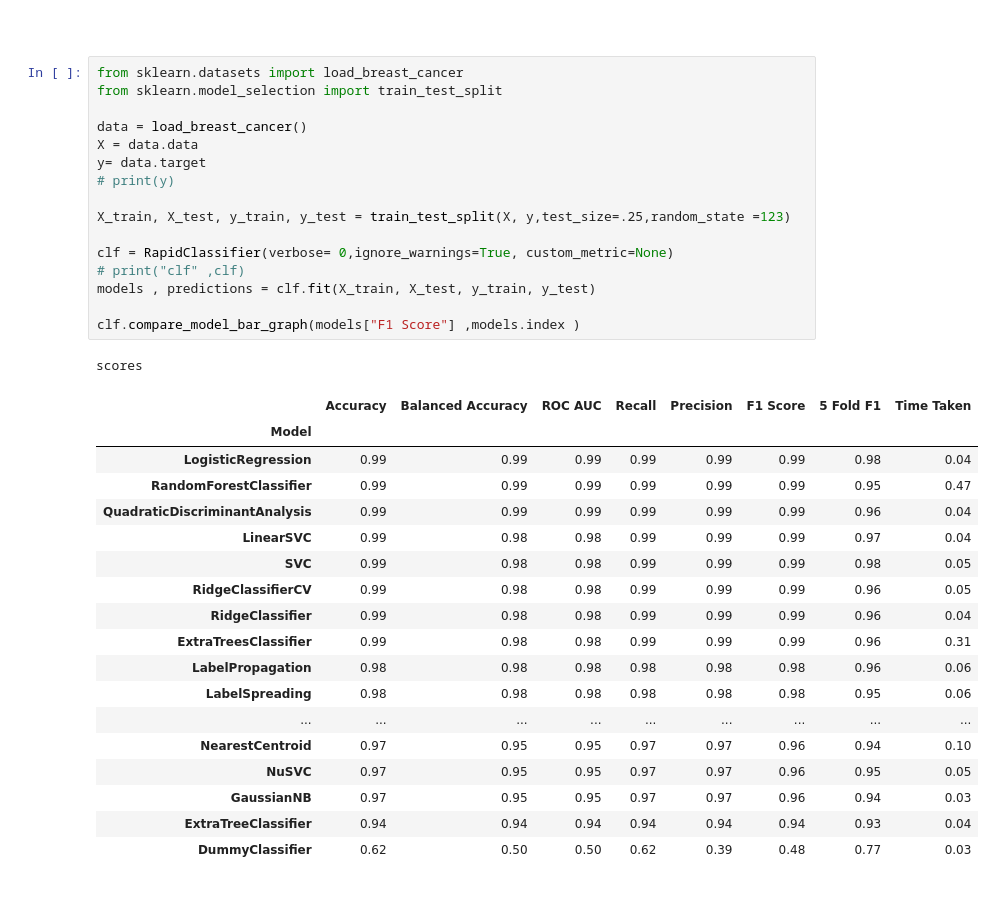
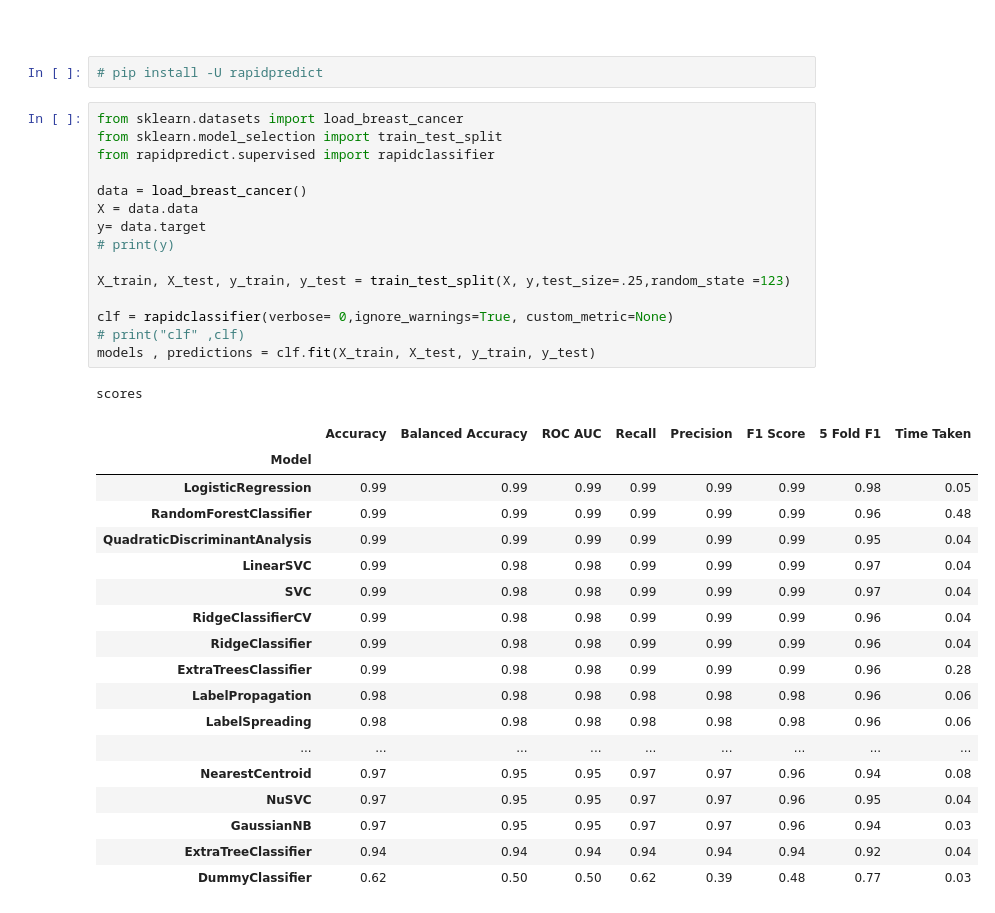
Before and after one commit to syntheticdataset/rapidpredict, a Jupyter notebook: example/classification.ipynb, the cells around one changed output. Saved outputs shown, nothing was run; the diff lists cells and outputs as text.

```diff
--- a/example/classification.ipynb
+++ b/example/classification.ipynb
@@ -1,38 +1,39 @@
 # %% [markdown]
 #
+# %%
+# pip install -U rapidpredict
 # %%
 from sklearn.datasets import load_breast_cancer
 from sklearn.model_selection import train_test_split
+from rapidpredict.supervised import rapidclassifier
 
 data = load_breast_cancer()
 X = data.data
 y= data.target
 # print(y)
 
 X_train, X_test, y_train, y_test = train_test_split(X, y,test_size=.25,random_state =123)
 
-clf = RapidClassifier(verbose= 0,ignore_warnings=True, custom_metric=None)
+clf = rapidclassifier(verbose= 0,ignore_warnings=True, custom_metric=None)
 # print("clf" ,clf)
 models , predictions = clf.fit(X_train, X_test, y_train, y_test)
-
-clf.compare_model_bar_graph(models["F1 Score"] ,models.index )
 # %% [output]
 scores
 |  | Accuracy | Balanced Accuracy | ROC AUC | Recall | Precision | F1 Score | 5 Fold F1 | Time Taken |
 | Model |  |  |  |  |  |  |  |  |
-| LogisticRegression | 0.99 | 0.99 | 0.99 | 0.99 | 0.99 | 0.99 | 0.98 | 0.04 |
-| RandomForestClassifier | 0.99 | 0.99 | 0.99 | 0.99 | 0.99 | 0.99 | 0.95 | 0.47 |
-| QuadraticDiscriminantAnalysis | 0.99 | 0.99 | 0.99 | 0.99 | 0.99 | 0.99 | 0.96 | 0.04 |
+| LogisticRegression | 0.99 | 0.99 | 0.99 | 0.99 | 0.99 | 0.99 | 0.98 | 0.05 |
+| RandomForestClassifier | 0.99 | 0.99 | 0.99 | 0.99 | 0.99 | 0.99 | 0.96 | 0.48 |
+| QuadraticDiscriminantAnalysis | 0.99 | 0.99 | 0.99 | 0.99 | 0.99 | 0.99 | 0.95 | 0.04 |
 | LinearSVC | 0.99 | 0.98 | 0.98 | 0.99 | 0.99 | 0.99 | 0.97 | 0.04 |
-| SVC | 0.99 | 0.98 | 0.98 | 0.99 | 0.99 | 0.99 | 0.98 | 0.05 |
-| RidgeClassifierCV | 0.99 | 0.98 | 0.98 | 0.99 | 0.99 | 0.99 | 0.96 | 0.05 |
+| SVC | 0.99 | 0.98 | 0.98 | 0.99 | 0.99 | 0.99 | 0.97 | 0.04 |
+| RidgeClassifierCV | 0.99 | 0.98 | 0.98 | 0.99 | 0.99 | 0.99 | 0.96 | 0.04 |
 | RidgeClassifier | 0.99 | 0.98 | 0.98 | 0.99 | 0.99 | 0.99 | 0.96 | 0.04 |
-| ExtraTreesClassifier | 0.99 | 0.98 | 0.98 | 0.99 | 0.99 | 0.99 | 0.96 | 0.31 |
+| ExtraTreesClassifier | 0.99 | 0.98 | 0.98 | 0.99 | 0.99 | 0.99 | 0.96 | 0.28 |
 | LabelPropagation | 0.98 | 0.98 | 0.98 | 0.98 | 0.98 | 0.98 | 0.96 | 0.06 |
-| LabelSpreading | 0.98 | 0.98 | 0.98 | 0.98 | 0.98 | 0.98 | 0.95 | 0.06 |
+| LabelSpreading | 0.98 | 0.98 | 0.98 | 0.98 | 0.98 | 0.98 | 0.96 | 0.06 |
 | ... | ... | ... | ... | ... | ... | ... | ... | ... |
-| NearestCentroid | 0.97 | 0.95 | 0.95 | 0.97 | 0.97 | 0.96 | 0.94 | 0.10 |
-| NuSVC | 0.97 | 0.95 | 0.95 | 0.97 | 0.97 | 0.96 | 0.95 | 0.05 |
+| NearestCentroid | 0.97 | 0.95 | 0.95 | 0.97 | 0.97 | 0.96 | 0.94 | 0.08 |
+| NuSVC | 0.97 | 0.95 | 0.95 | 0.97 | 0.97 | 0.96 | 0.95 | 0.04 |
 | GaussianNB | 0.97 | 0.95 | 0.95 | 0.97 | 0.97 | 0.96 | 0.94 | 0.03 |
-| ExtraTreeClassifier | 0.94 | 0.94 | 0.94 | 0.94 | 0.94 | 0.94 | 0.93 | 0.04 |
+| ExtraTreeClassifier | 0.94 | 0.94 | 0.94 | 0.94 | 0.94 | 0.94 | 0.92 | 0.04 |
 | DummyClassifier | 0.62 | 0.50 | 0.50 | 0.62 | 0.39 | 0.48 | 0.77 | 0.03 |
```
Also changed, not shown: parts of 7 cells of this notebook, 7 other files.
